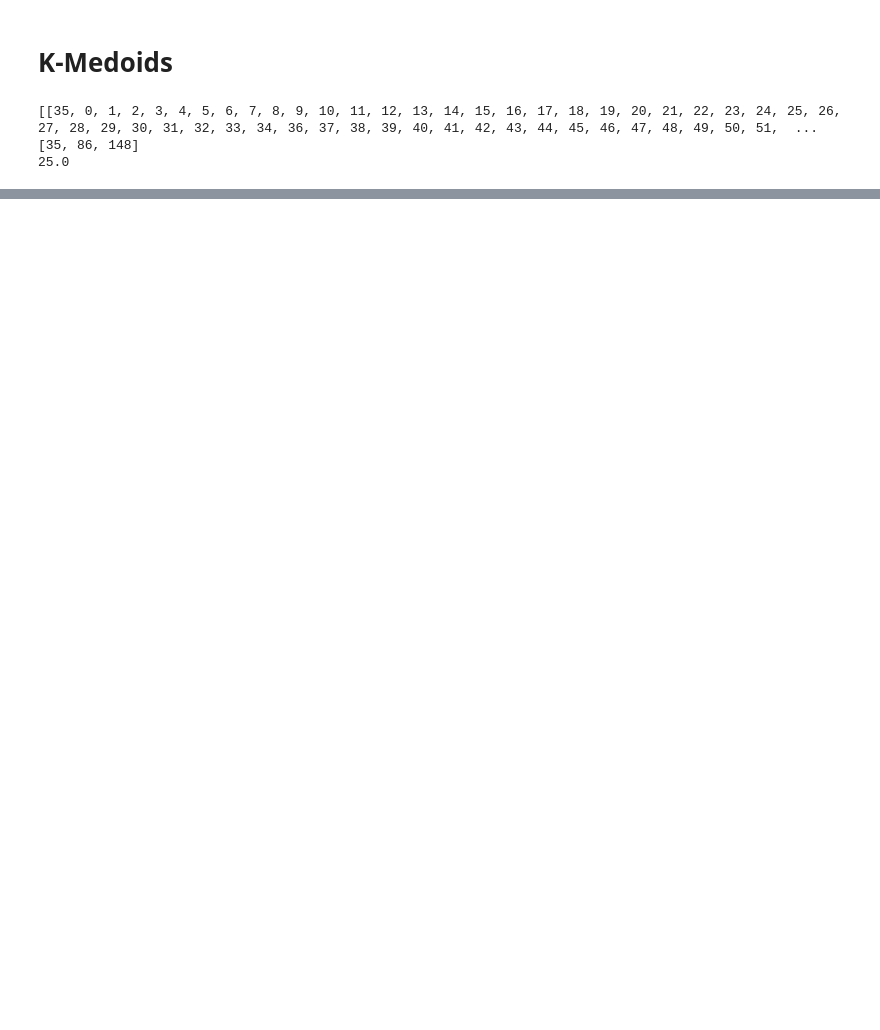
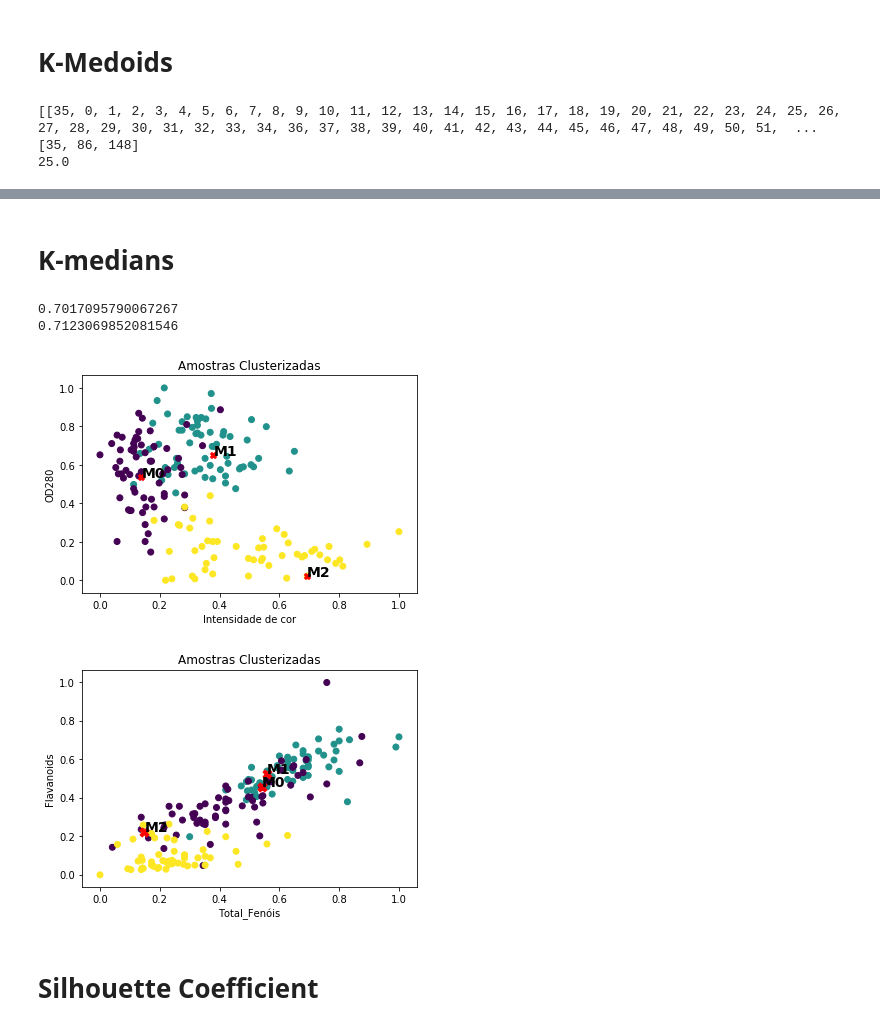
Before and after one commit to GabrielGomesBr/stairway-to-clustering, a Jupyter notebook: Starway to clustering.ipynb, the cells around one changed output, grey strips where cells are left out. Drawn from its saved outputs; the diff is of its cells as text; code cells hidden in the pictures; blank space fills up the shorter version.

Commit message:
K-medians, DB Index, Silhouette Coeff.

```diff
--- a/Starway to clustering.ipynb
+++ b/Starway to clustering.ipynb
@@ -299,0 +309,2 @@ plt.show()
+# %% [markdown]
+# K-medians
@@ -299,0 +313,54 @@ plt.show()
+# %%
+# Create instance of K-Medians algorithm
+medianas_iniciais = [np.array(df.iloc[1]), np.array(df.iloc[50]), np.array(df.iloc[120])] #medianas iniciais
+kmedians_instance = kmedians(np.array(df), medianas_iniciais) #cria a instância do modelo
+kmedians_instance.process()
+clusters = kmedians_instance.get_clusters()
+medians = kmedians_instance.get_medians()
+# %%
+labels_kmedians = np.zeros((len(df),1))
+for i in range(3):
+  num_it = len(clusters[i])
+  for j in range(num_it):
+    if(i == 0):
+      labels_kmedians[clusters[i][j]] = 0
+    if(i == 1):
+      labels_kmedians[clusters[i][j]] = 1
+    if(i == 2):
+      labels_kmedians[clusters[i][j]] = 2
+
+from sklearn import metrics
+labels_kmedians = np.reshape(labels_kmedoids, labels_df.shape)
+
+print(metrics.adjusted_mutual_info_score(labels_kmedoids, labels_df))
+print(metrics.normalized_mutual_info_score(labels_kmedoids, labels_df))
+# %% [output]
+0.7017095790067267
+0.7123069852081546
+# %%
+medians = pd.DataFrame((np.array([medians[0], medians[1], medians[2]])),columns = colunas)
+medians.head()
+plt.scatter(df['Intensidade de cor'], df['OD280'], c = agrupador.labels_.astype(np.float))
+plt.scatter(meds['Intensidade de cor'], medians['OD280'], c = 'r', marker = 'X')
+plt.text(medians['Intensidade de cor'].iloc[0], medians['OD280'].iloc[0], 'M0', fontsize=14, fontweight='bold')
+plt.text(medians['Intensidade de cor'].iloc[1], medians['OD280'].iloc[1], 'M1', fontsize=14, fontweight='bold')
+plt.text(medians['Intensidade de cor'].iloc[2], medians['OD280'].iloc[2], 'M2', fontsize=14, fontweight='bold')
+plt.xlabel('Intensidade de cor')
+plt.ylabel('OD280')
+plt.title('Amostras Clusterizadas')
+plt.show()
+
+plt.scatter(df['Total_Fenóis'], df['Flavanoids'], c = agrupador.labels_.astype(np.float))
+plt.scatter(medians['Total_Fenóis'], medians['Flavanoids'], c = 'r', marker = 'X', s = 80)
+plt.text(medians['Total_Fenóis'].iloc[0], medians['Flavanoids'].iloc[0], 'M0', fontsize=14, fontweight='bold')
+plt.text(medians['Total_Fenóis'].iloc[1], medians['Flavanoids'].iloc[1], 'M1', fontsize=14, fontweight='bold')
+plt.text(medians['Total_Fenóis'].iloc[2], medians['Flavanoids'].iloc[2], 'M2', fontsize=14, fontweight='bold')
+plt.xlabel('Total_Fenóis')
+plt.ylabel('Flavanoids')
+plt.title('Amostras Clusterizadas')
+plt.show()
+# %% [output]
+[figure, added]
+[figure, added]
+# %% [markdown]
+# Silhouette Coefficient
```
Also changed, not shown: parts of 13 cells of this notebook.
